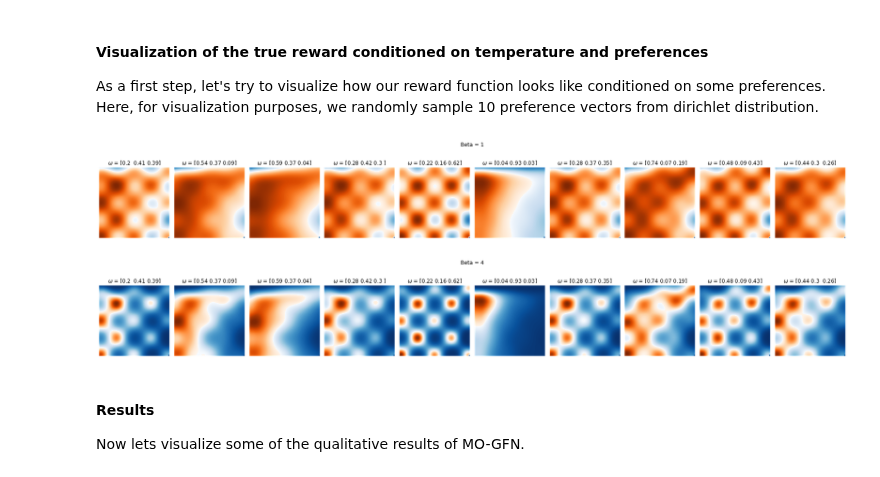
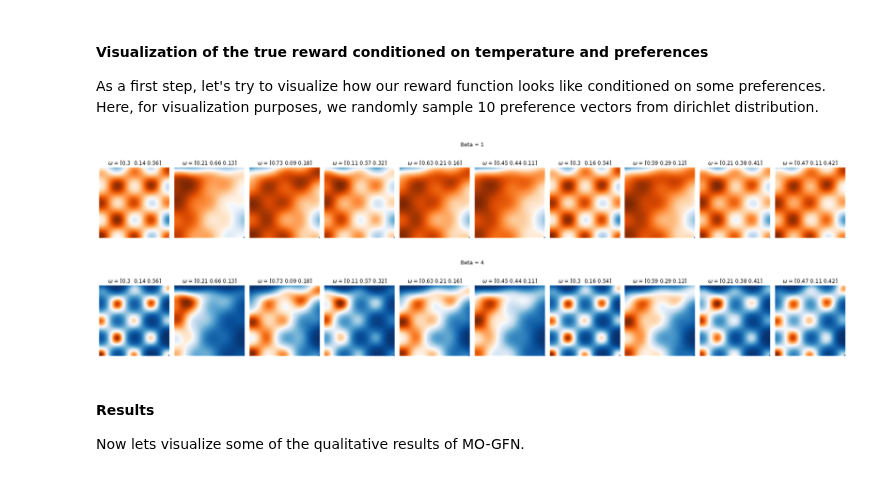
Before and after one commit to recursionpharma/gflownet, a Jupyter notebook: gflownet/examples/results.ipynb, the cells around one changed output. Cells and saved outputs as stored; diff of their text form; code cells hidden in the pictures.

```diff
--- a/gflownet/examples/results.ipynb
+++ b/gflownet/examples/results.ipynb
@@ -113,28 +113,28 @@ As a first step, let's try to visualize how our reward function looks like condi
 # %%
 functions, _ = get_functions(dims=3)
 preferences = np.random.dirichlet([1.5]*len(functions), size=10)
 def reward_dist_with_preferences(preferences, beta, dims=3):
     H = 64
     env = gfn.GridEnv(64, funcs=functions)
     s, r, pos = env.state_info()
-    f, ax = pp.subplots(1,PREFERENCES.shape[0], figsize=(24,4))
-    for i in range(PREFERENCES.shape[0]):
+    f, ax = pp.subplots(1,preferences.shape[0], figsize=(24,4))
+    for i in range(preferences.shape[0]):
         pp.sca(ax[i])
         y = 0
         for j in range(r.shape[-1]):
-            y += r[:, j] * PREFERENCES[i, j]
+            y += r[:, j] * preferences[i, j]
         y = y ** beta
         pp.imshow(np.concatenate([y, [0]]).reshape((H,H)))
         pp.axis('off')
-        pp.title(f'$\omega$ = {np.around(PREFERENCES[i], 2)}')
+        pp.title(f'$\omega$ = {np.around(preferences[i], 2)}')
     pp.tight_layout()
     pp.suptitle("Beta = {}".format(beta))
     pp.savefig("conditional_rewards.png")
 reward_dist_with_preferences(preferences, beta=1)
 reward_dist_with_preferences(preferences, beta=4)
 # %% [output]
-[figure, old version]
+[figure, new version]
-[figure, old version]
+[figure, new version]
 # %% [markdown]
 #### Results
 Now lets visualize some of the qualitative results of MO-GFN.
```
Also changed, not shown: parts of 4 cells of this notebook.
